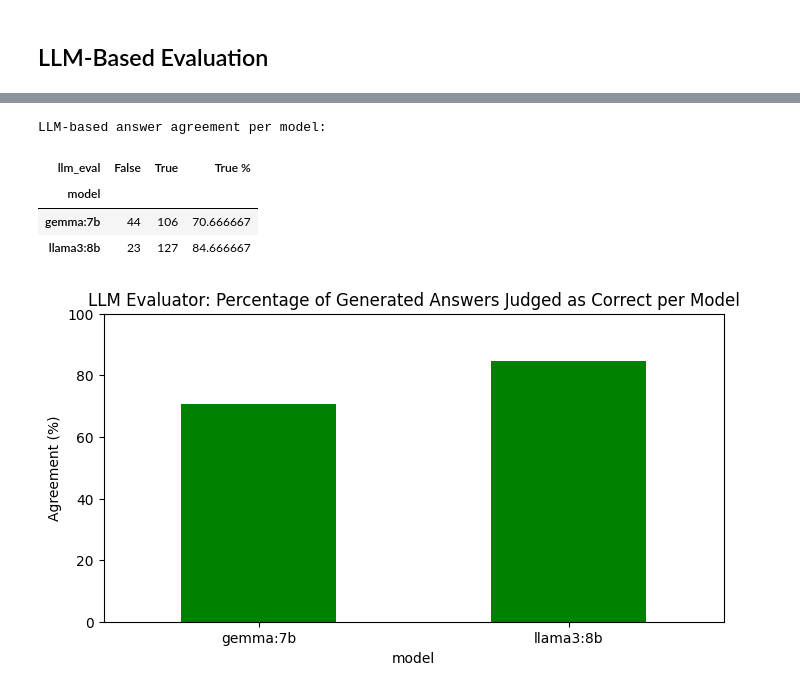
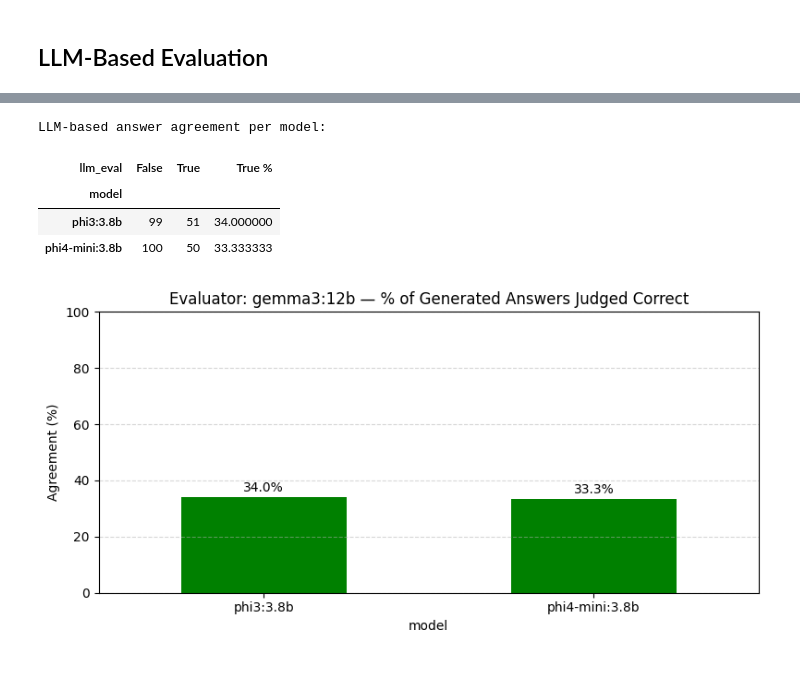
Before and after one commit to mkahe/finance-rag, a Jupyter notebook: labs/financebench_bm_llm_generation/main.ipynb, the cells around one changed output, grey strips where cells are left out. Cells and saved outputs as stored; diff of their text form; code cells hidden in the pictures.

```diff
--- a/labs/financebench_bm_llm_generation/main.ipynb
+++ b/labs/financebench_bm_llm_generation/main.ipynb
@@ -489,24 +431,73 @@ Evaluating model: llama3:8b with LLM judge
 # %%
-# Aggregation: Count and percentage of True/False by model
-agg_llm_df = llm_eval_df.groupby('model')['llm_eval'].value_counts().unstack(fill_value=0)
+import os
+import glob
+import pandas as pd
+import matplotlib.pyplot as plt
+
+# Set evaluator model name (same as used in Block 9)
+EVALUATOR_MODEL_NAME = "gemma3:12b"
+
+# Sanitize for filenames
+evaluator_tag = EVALUATOR_MODEL_NAME.replace(':', '_')
+
+# Load all evaluation CSVs matching the evaluator
+eval_files = glob.glob(os.path.join(EVAL_DIR, f"financebench_llm_eval__*__judge_{evaluator_tag}.csv"))
+
+if not eval_files:
+    raise FileNotFoundError(f"No evaluation files found for evaluator '{EVALUATOR_MODEL_NAME}'.")
+
+# Load and combine all evaluation records
+eval_dfs = [pd.read_csv(f) for f in eval_files]
+all_eval_df = pd.concat(eval_dfs, ignore_index=True)
+
+# Normalize values
+all_eval_df['llm_eval'] = all_eval_df['llm_eval'].astype(str).str.strip().str.capitalize()
+
+# Save full combined evaluation
+out_path = os.path.join(EVAL_DIR, f"financebench_llm_eval_all_records__judge_{evaluator_tag}.csv")
+all_eval_df.to_csv(out_path, index=False)
+
+# Group and aggregate
+agg_llm_df = all_eval_df.groupby('model')['llm_eval'].value_counts().unstack(fill_value=0)
+
+# Ensure both 'True' and 'False' columns exist
+for col in ['True', 'False']:
+    if col not in agg_llm_df.columns:
+        agg_llm_df[col] = 0
+
+# Compute percentage
 agg_llm_df['True %'] = (agg_llm_df['True'] / (agg_llm_df['True'] + agg_llm_df['False'])) * 100
+agg_llm_df['True %'] = agg_llm_df['True %'].fillna(0)
 
+# Save aggregated summary
+out_path = os.path.join(EVAL_DIR, f"financebench_llm_eval_aggregated__judge_{evaluator_tag}.csv")
+agg_llm_df.to_csv(out_path)
+
+# Show result
 print("LLM-based answer agreement per model:")
 display(agg_llm_df)
 
-# Visualization
-import matplotlib.pyplot as plt
+# Plot
+if not agg_llm_df['True %'].isnull().all():
+    ax = agg_llm_df['True %'].plot(kind='bar', color='green', figsize=(8, 4))
+    plt.ylabel('Agreement (%)')
+    plt.title(f"Evaluator: {EVALUATOR_MODEL_NAME} — % of Generated Answers Judged Correct")
+    plt.ylim(0, 100)
+    plt.xticks(rotation=0)
+    plt.grid(axis='y', linestyle='--', alpha=0.5)
 
-agg_llm_df['True %'].plot(kind='bar', color='green', figsize=(8, 4))
-plt.ylabel('Agreement (%)')
-plt.title('LLM Evaluator: Percentage of Generated Answers Judged as Correct per Model')
-plt.ylim(0, 100)
-plt.xticks(rotation=0)
-plt.show()
+    # Add labels on bars
+    for i, val in enumerate(agg_llm_df['True %']):
+        plt.text(i, val + 1, f"{val:.1f}%", ha='center', va='bottom')
+
+    plt.tight_layout()
+    plt.show()
+else:
+    print("⚠️ No valid 'True %' data to plot.")
 # %% [output]
 LLM-based answer agreement per model:
 | llm_eval | False | True | True % |
 | model |  |  |  |
-| gemma:7b | 44 | 106 | 70.666667 |
-| llama3:8b | 23 | 127 | 84.666667 |
+| phi3:3.8b | 99 | 51 | 34.000000 |
+| phi4-mini:3.8b | 100 | 50 | 33.333333 |
-[figure, old version]
+[figure, new version]
```
Also changed, not shown: parts of 13 cells of this notebook, 8 other files.
